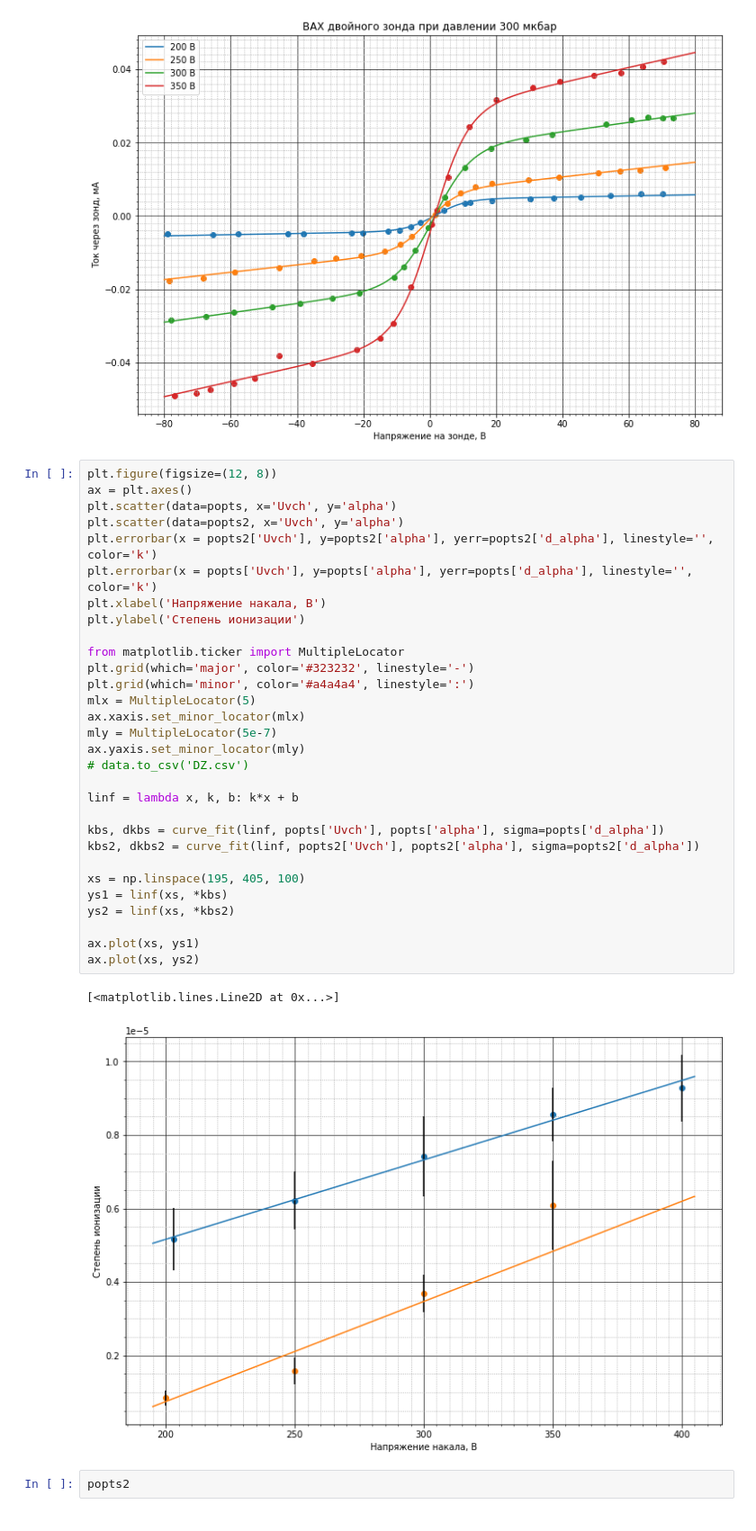
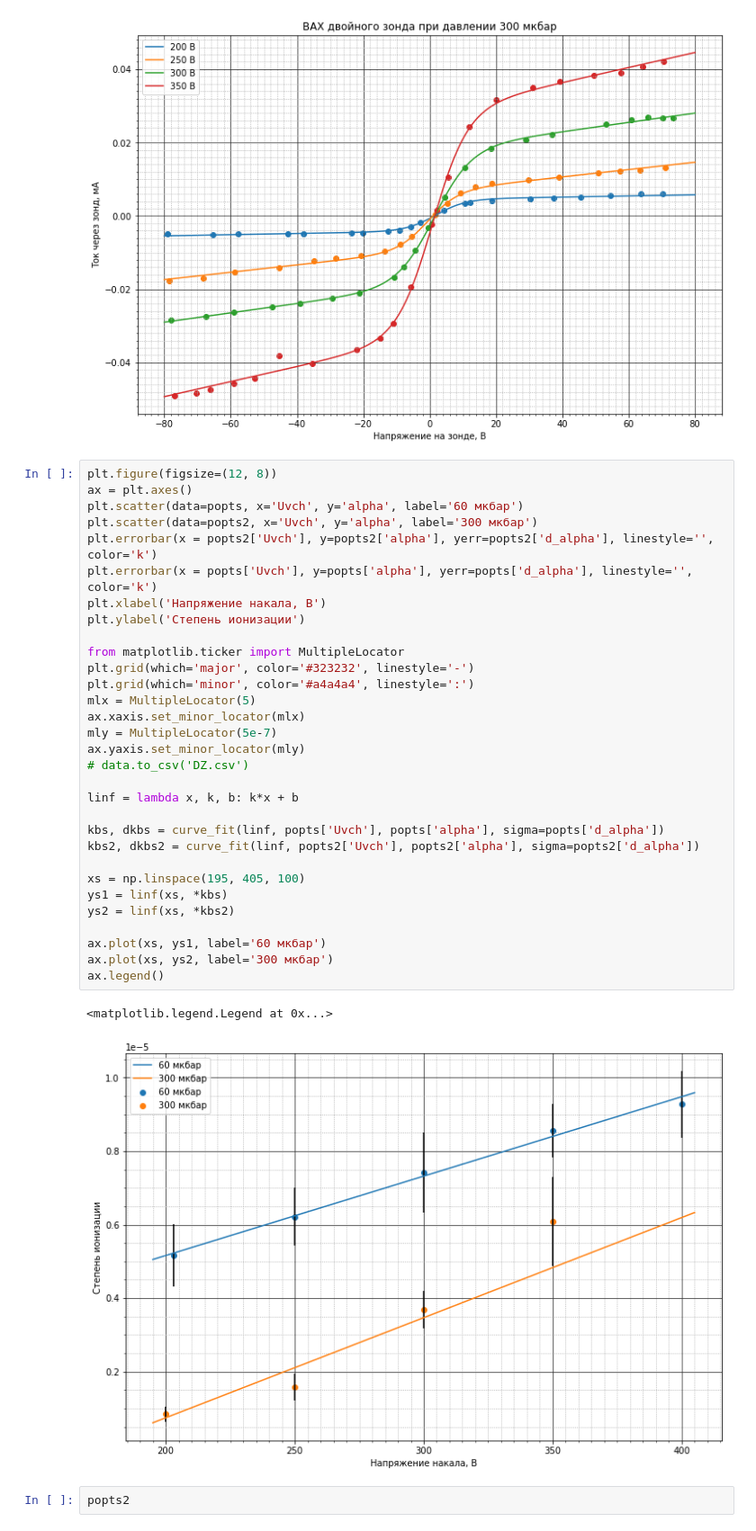
Before and after one commit to Redencon/Lapki, a Jupyter notebook: DZ.ipynb, the cells around one changed output. Shown at 90% size. Drawn from its saved outputs; the diff is of its cells as text.

Commit message:
DZ added missing legends

```diff
--- a/DZ.ipynb
+++ b/DZ.ipynb
@@ -314,36 +314,37 @@ ax.legend()
 # %%
 plt.figure(figsize=(12, 8))
 ax = plt.axes()
-plt.scatter(data=popts, x='Uvch', y='alpha')
-plt.scatter(data=popts2, x='Uvch', y='alpha')
+plt.scatter(data=popts, x='Uvch', y='alpha', label='60 мкбар')
+plt.scatter(data=popts2, x='Uvch', y='alpha', label='300 мкбар')
 plt.errorbar(x = popts2['Uvch'], y=popts2['alpha'], yerr=popts2['d_alpha'], linestyle='', color='k')
 plt.errorbar(x = popts['Uvch'], y=popts['alpha'], yerr=popts['d_alpha'], linestyle='', color='k')
 plt.xlabel('Напряжение накала, В')
 plt.ylabel('Степень ионизации')
 
 from matplotlib.ticker import MultipleLocator
 plt.grid(which='major', color='#323232', linestyle='-')
 plt.grid(which='minor', color='#a4a4a4', linestyle=':')
 mlx = MultipleLocator(5)
 ax.xaxis.set_minor_locator(mlx)
 mly = MultipleLocator(5e-7)
 ax.yaxis.set_minor_locator(mly)
 # data.to_csv('DZ.csv')
 
 linf = lambda x, k, b: k*x + b
 
 kbs, dkbs = curve_fit(linf, popts['Uvch'], popts['alpha'], sigma=popts['d_alpha'])
 kbs2, dkbs2 = curve_fit(linf, popts2['Uvch'], popts2['alpha'], sigma=popts2['d_alpha'])
 
 xs = np.linspace(195, 405, 100)
 ys1 = linf(xs, *kbs)
 ys2 = linf(xs, *kbs2)
 
-ax.plot(xs, ys1)
-ax.plot(xs, ys2)
+ax.plot(xs, ys1, label='60 мкбар')
+ax.plot(xs, ys2, label='300 мкбар')
+ax.legend()
 # %% [output]
-[<matplotlib.lines.Line2D at 0x...>]
+<matplotlib.legend.Legend at 0x...>
-[figure, old version]
+[figure, new version]
 # %%
 popts2
 # %% [output]
```
